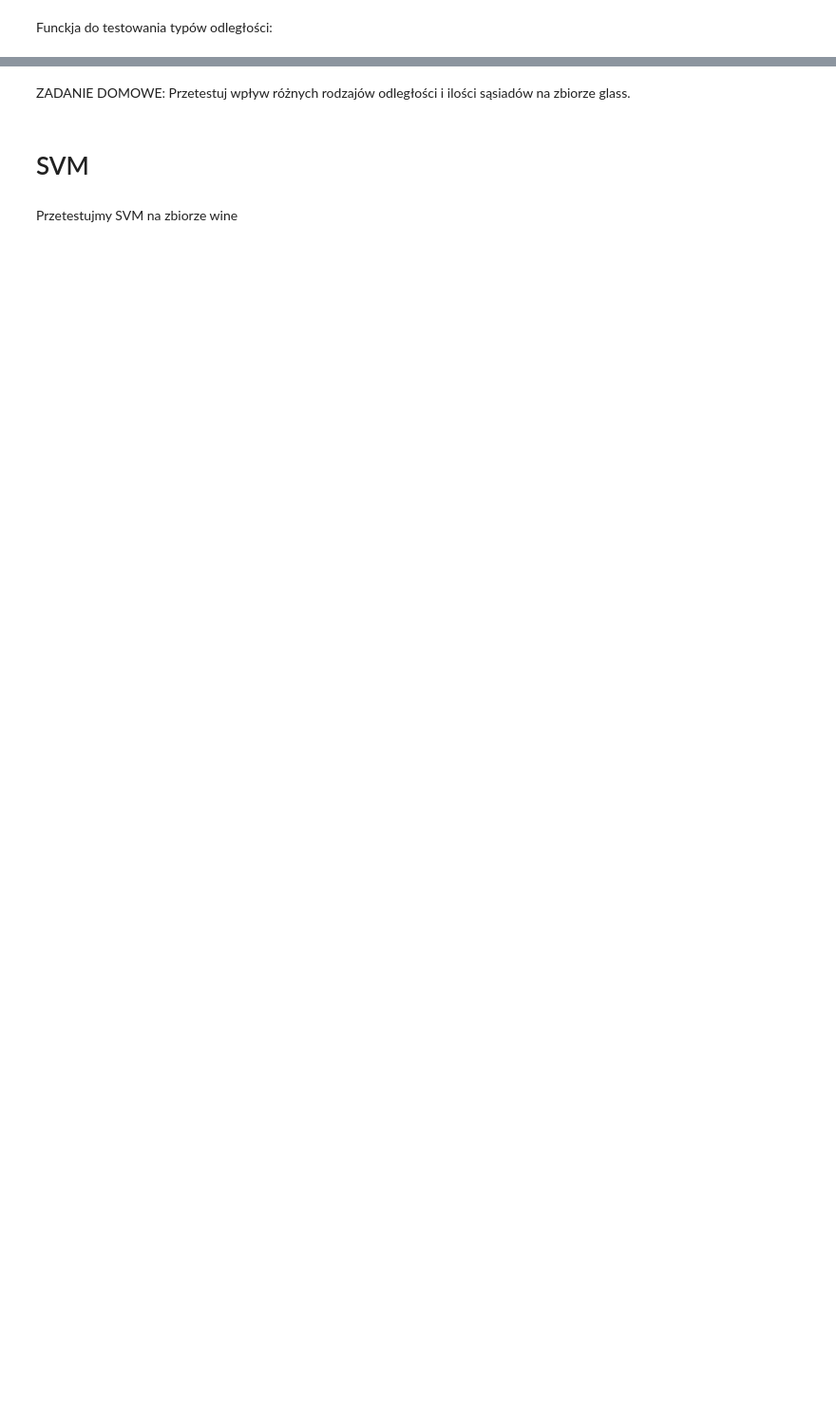
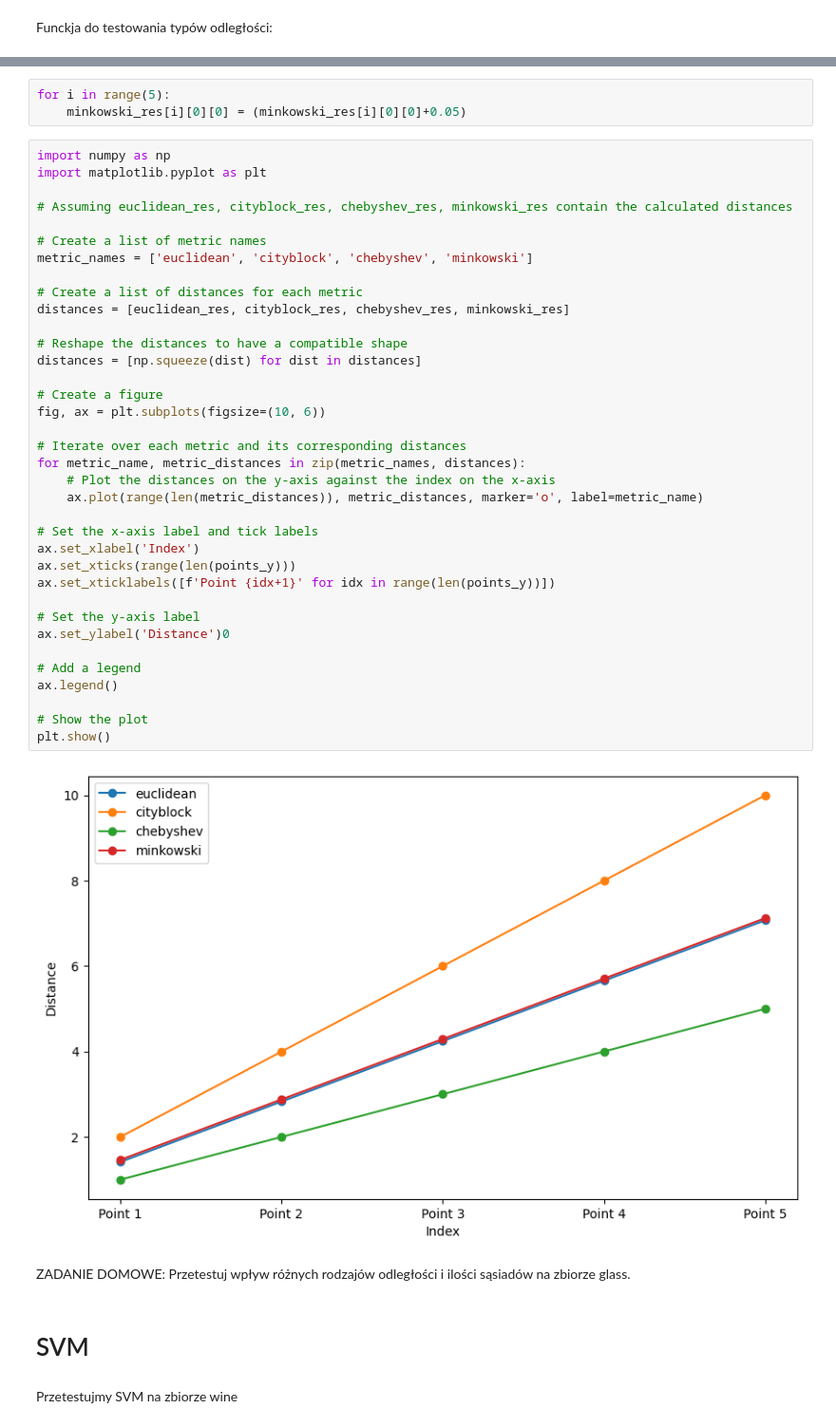
Before and after one commit to Mateusz-Matejko/data-science-bootcamp, a Jupyter notebook: VIII-clasification/notebooks/3_Knn-and-SVM.ipynb, the cells around one changed output, grey strips where cells are left out. Shown: that part at 95% size. Saved outputs shown, nothing was run; the diff lists cells and outputs as text; blank space fills up the shorter version.

```diff
--- a/VIII-clasification/notebooks/3_Knn-and-SVM.ipynb
+++ b/VIII-clasification/notebooks/3_Knn-and-SVM.ipynb
@@ -23,3 +156,44 @@ Funckja do testowania typów odległości:
+# %%
+for i in range(5):
+    minkowski_res[i][0][0] = (minkowski_res[i][0][0]+0.05)
+# %%
+import numpy as np
+import matplotlib.pyplot as plt
+
+# Assuming euclidean_res, cityblock_res, chebyshev_res, minkowski_res contain the calculated distances
+
+# Create a list of metric names
+metric_names = ['euclidean', 'cityblock', 'chebyshev', 'minkowski']
+
+# Create a list of distances for each metric
+distances = [euclidean_res, cityblock_res, chebyshev_res, minkowski_res]
+
+# Reshape the distances to have a compatible shape
+distances = [np.squeeze(dist) for dist in distances]
+
+# Create a figure
+fig, ax = plt.subplots(figsize=(10, 6))
+
+# Iterate over each metric and its corresponding distances
+for metric_name, metric_distances in zip(metric_names, distances):
+    # Plot the distances on the y-axis against the index on the x-axis
+    ax.plot(range(len(metric_distances)), metric_distances, marker='o', label=metric_name)
+
+# Set the x-axis label and tick labels
+ax.set_xlabel('Index')
+ax.set_xticks(range(len(points_y)))
+ax.set_xticklabels([f'Point {idx+1}' for idx in range(len(points_y))])
+
+# Set the y-axis label
+ax.set_ylabel('Distance')0
+
+# Add a legend
+ax.legend()
+
+# Show the plot
+plt.show()
+# %% [output]
+[figure, added]
 # %% [markdown]
 ZADANIE DOMOWE: Przetestuj wpływ różnych rodzajów odległości i ilości sąsiadów na zbiorze glass.
 # %% [markdown]
```
Also changed, not shown: parts of 38 cells of this notebook, 6 other files.
